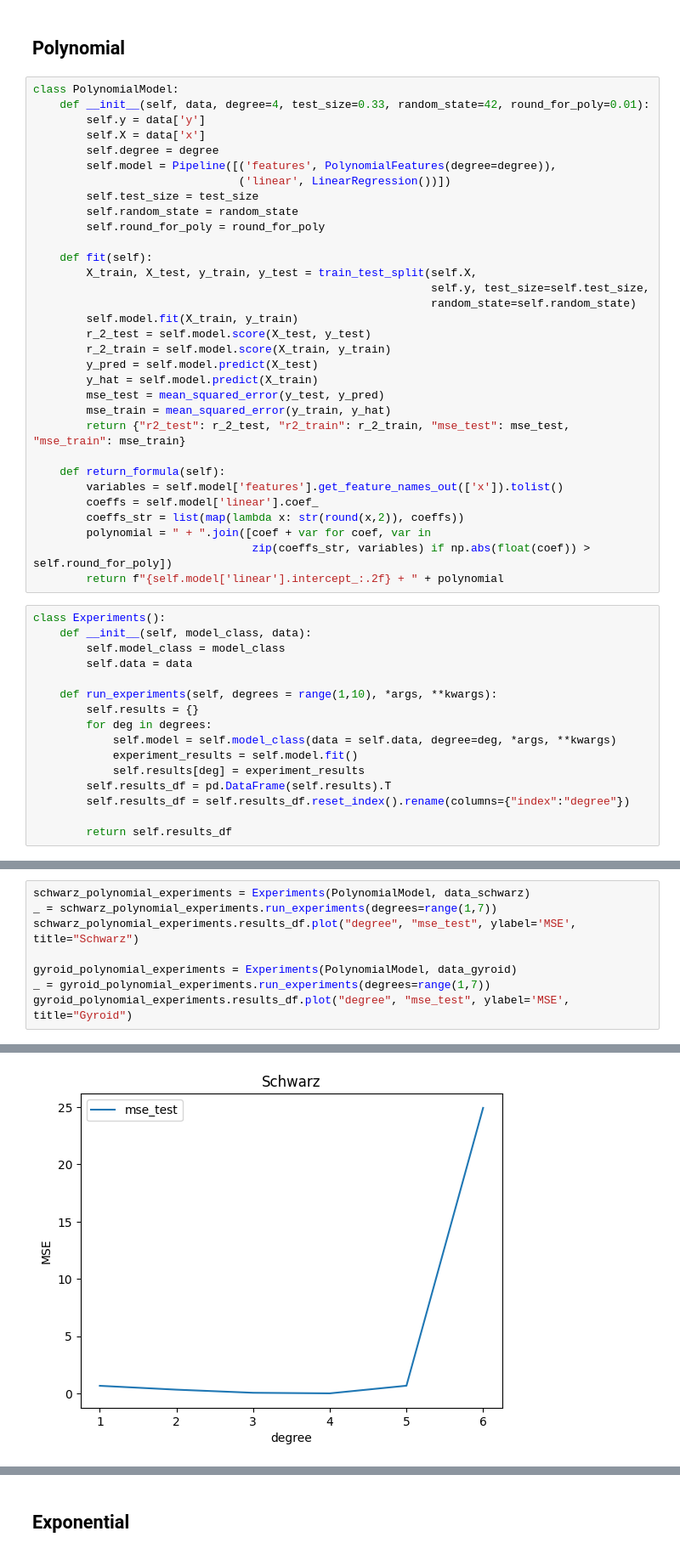
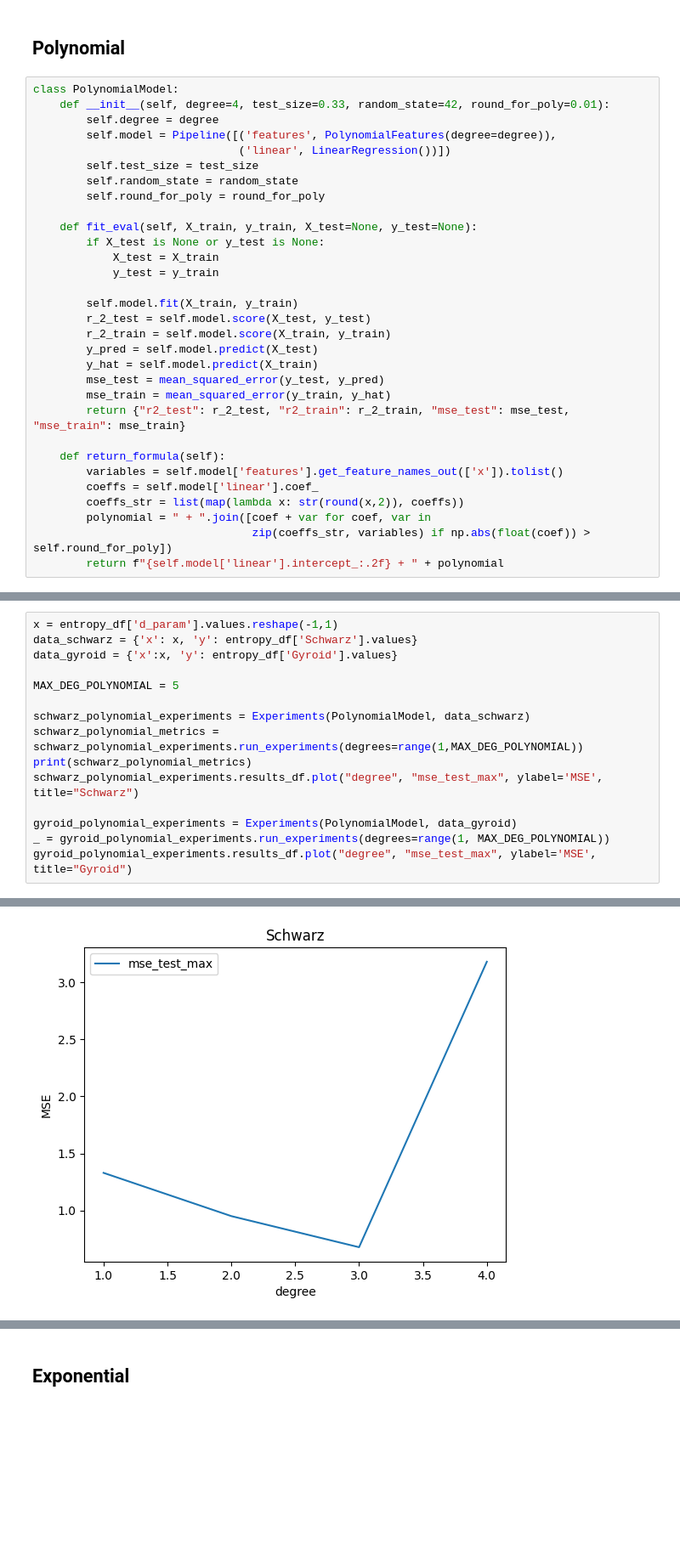
Before and after one commit to Snopoff/Persistent-Homology-of-Triple-Periodic-Minimal-Surfaces, a Jupyter notebook: model.ipynb, the cells around one changed output, grey strips where cells are left out. Shown at 85% size. Cells and saved outputs as stored; diff of their text form; blank space fills up the shorter version.

```diff
--- a/model.ipynb
+++ b/model.ipynb
@@ -74,9 +81,7 @@ x_train.shape, y_train.shape, x_test.shape, y_test.shape
 ## Polynomial
 # %%
 class PolynomialModel:
-    def __init__(self, data, degree=4, test_size=0.33, random_state=42, round_for_poly=0.01):
-        self.y = data['y']
-        self.X = data['x']
+    def __init__(self, degree=4, test_size=0.33, random_state=42, round_for_poly=0.01):
         self.degree = degree
         self.model = Pipeline([('features', PolynomialFeatures(degree=degree)),
                                ('linear', LinearRegression())])
@@ -84,10 +89,11 @@ class PolynomialModel:
         self.random_state = random_state
         self.round_for_poly = round_for_poly
 
-    def fit(self):
-        X_train, X_test, y_train, y_test = train_test_split(self.X,
-                                                            self.y, test_size=self.test_size,
-                                                            random_state=self.random_state)
+    def fit_eval(self, X_train, y_train, X_test=None, y_test=None):
+        if X_test is None or y_test is None:
+            X_test = X_train
+            y_test = y_train
+
         self.model.fit(X_train, y_train)
         r_2_test = self.model.score(X_test, y_test)
         r_2_train = self.model.score(X_train, y_train)
@@ -104,19 +110,3 @@ class PolynomialModel:
         polynomial = " + ".join([coef + var for coef, var in
                                  zip(coeffs_str, variables) if np.abs(float(coef)) > self.round_for_poly])
         return f"{self.model['linear'].intercept_:.2f} + " + polynomial
-# %%
-class Experiments():
-    def __init__(self, model_class, data):
-        self.model_class = model_class
-        self.data = data
-
-    def run_experiments(self, degrees = range(1,10), *args, **kwargs):
-        self.results = {}
-        for deg in degrees:
-            self.model = self.model_class(data = self.data, degree=deg, *args, **kwargs)
-            experiment_results = self.model.fit()
-            self.results[deg] = experiment_results
-        self.results_df = pd.DataFrame(self.results).T
-        self.results_df = self.results_df.reset_index().rename(columns={"index":"degree"})
-
-        return self.results_df
@@ -123,9 +163,16 @@ class Experiments():
 # %%
+x = entropy_df['d_param'].values.reshape(-1,1)
+data_schwarz = {'x': x, 'y': entropy_df['Schwarz'].values}
+data_gyroid = {'x':x, 'y': entropy_df['Gyroid'].values}
+
+MAX_DEG_POLYNOMIAL = 5
+
 schwarz_polynomial_experiments = Experiments(PolynomialModel, data_schwarz)
-_ = schwarz_polynomial_experiments.run_experiments(degrees=range(1,7))
-schwarz_polynomial_experiments.results_df.plot("degree", "mse_test", ylabel='MSE', title="Schwarz")
+schwarz_polynomial_metrics = schwarz_polynomial_experiments.run_experiments(degrees=range(1,MAX_DEG_POLYNOMIAL))
+print(schwarz_polynomial_metrics)
+schwarz_polynomial_experiments.results_df.plot("degree", "mse_test_max", ylabel='MSE', title="Schwarz")
 
 gyroid_polynomial_experiments = Experiments(PolynomialModel, data_gyroid)
-_ = gyroid_polynomial_experiments.run_experiments(degrees=range(1,7))
-gyroid_polynomial_experiments.results_df.plot("degree", "mse_test", ylabel='MSE', title="Gyroid")
+_ = gyroid_polynomial_experiments.run_experiments(degrees=range(1, MAX_DEG_POLYNOMIAL))
+gyroid_polynomial_experiments.results_df.plot("degree", "mse_test_max", ylabel='MSE', title="Gyroid")
 # %% [output]
@@ -133 +197 @@ gyroid_polynomial_experiments.results_df.plot("degree", "mse_test", ylabel='MSE'
-[figure, old version]
+[figure, new version]
```
Also changed, not shown: parts of 22 cells of this notebook.
